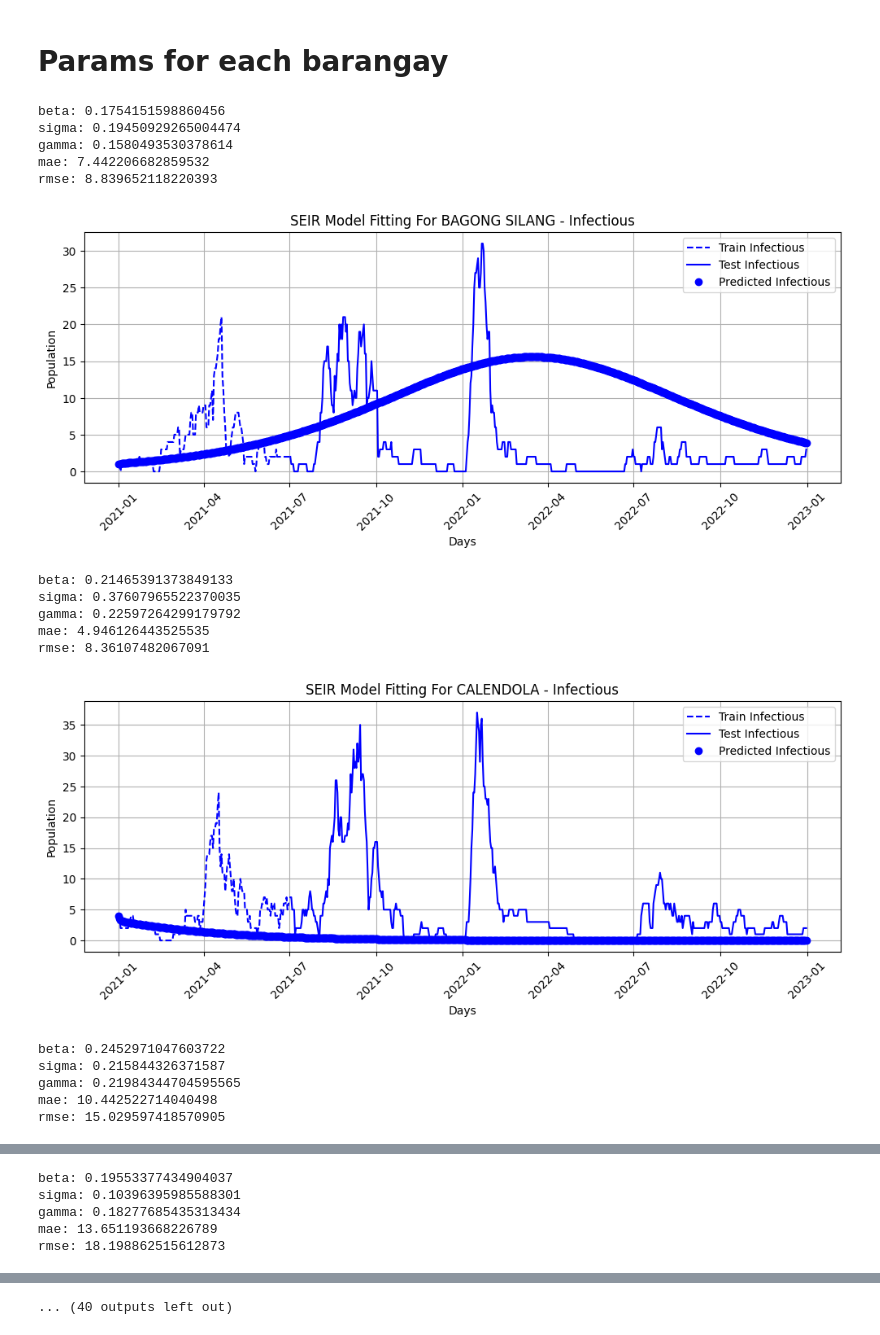
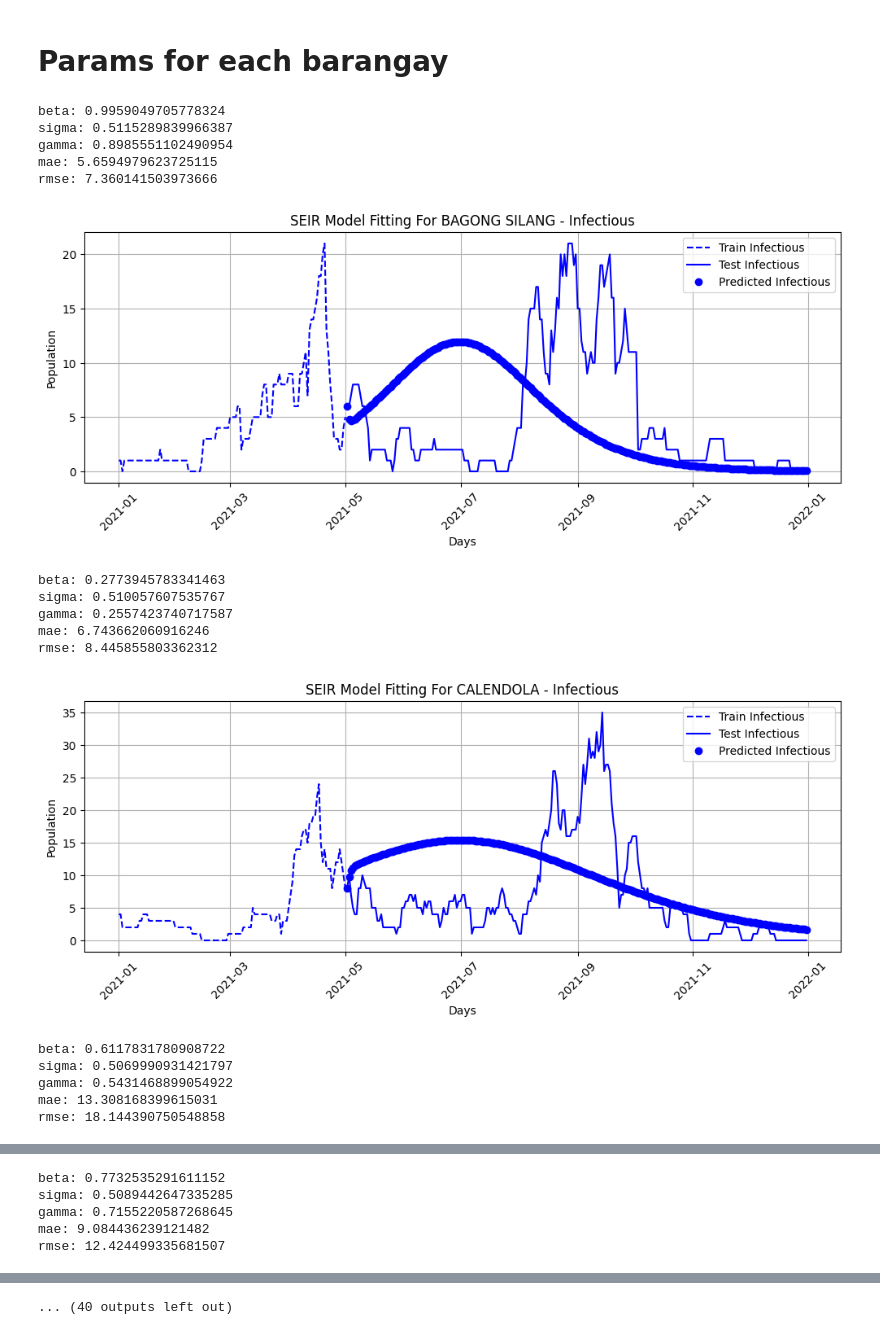
Before and after one commit to j-r-myG/SEIR_Modelling, a Jupyter notebook: sim_anneal_apply.ipynb, the cells around one changed output, grey strips where cells are left out. Saved outputs shown, nothing was run; the diff lists cells and outputs as text; code cells hidden in the pictures.

```diff
--- a/sim_anneal_apply.ipynb
+++ b/sim_anneal_apply.ipynb
@@ -274,7 +303,7 @@ def run_anneal(brgy_pop, observed_data):
 
   # Simulated Annealing parameters
   temp = 1500
-  cooling_rate = 0.95
+  cooling_rate = 0.98
   max_iter = 1500
   time_points = np.arange(observed_data.shape[0]) # odeint expects an array (vector) of integers.
 
@@ -293,8 +322,8 @@ rmse_values = []
 main_df: pd.DataFrame = load_df("CITY_OF_SAN_PEDRO_processed.csv")
 
 # Split data into training and testing
-train_data = main_df[(main_df['date'] >= '01/01/2021') & (main_df['date'] <= '07/01/2021')]
-test_data = main_df[(main_df['date'] >= '07/02/2021') & (main_df['date'] <= '12/31/2022')]
+train_data = main_df[(main_df['date'] >= '01/01/2021') & (main_df['date'] <= '05/01/2021')]
+test_data = main_df[(main_df['date'] >= '05/02/2021') & (main_df['date'] <= '12/31/2021')]
 
 for brgy_name, brgy_pop in barangay_population_dict.items():
   brgy_data = train_data[train_data["barangay_Res"] == brgy_name]
@@ -359,7 +388,7 @@ Average RMSE: 15.111148757612238
 # %% [markdown]
 # Params for each barangay
 # %%
-df_observed_data = main_df[(main_df['date'] >= '01/01/2021') & (main_df['date'] <= '12/31/2022')]
+df_observed_data = main_df[(main_df['date'] >= '01/01/2021') & (main_df['date'] <= '12/31/2021')]
 
 for brgy_name, brgy_pop in barangay_population_dict.items():
     brgy_data = df_observed_data[df_observed_data["barangay_Res"] == brgy_name]
@@ -369,10 +398,11 @@ for brgy_name, brgy_pop in barangay_population_dict.items():
         continue
 
     # only for plotting
-    brgy_train_data = brgy_data[(brgy_data['date'] >= '01/01/2021') & (brgy_data['date'] <= '07/01/2021')]
-    brgy_test_data = brgy_data[(brgy_data['date'] >= '07/02/2021') & (brgy_data['date'] <= '12/31/2022')]
+    brgy_train_data = brgy_data[(brgy_data['date'] >= '01/01/2021') & (brgy_data['date'] <= '05/01/2021')]
+    brgy_test_data = brgy_data[(brgy_data['date'] >= '05/02/2021') & (brgy_data['date'] <= '12/31/2021')]
 
-    brgy_data = brgy_data.sort_values(by="date")
+    #brgy_data = brgy_data.sort_values(by="date")
+    brgy_data = brgy_test_data.sort_values(by="date")
     observed_data = brgy_data[["count_Exposed", "count_Infectious", "count_Recovered"]]
 
     N = brgy_pop
@@ -399,47 +429,47 @@ for brgy_name, brgy_pop in barangay_population_dict.items():
         'date_test': brgy_test_data['date'],
         'train_infectious': brgy_train_data['count_Infectious'],
         'test_infectious': brgy_test_data['count_Infectious'],
     })
 
     plot_prediction = pd.DataFrame({
     'date': brgy_data['date'],
     'S': s,
     'E': e,
     'I': i,
     'R': r
     })
 
     # Infectious
     mae_infectious = mean_absolute_error(brgy_data['count_Infectious'], i)
     rmse_infectious = np.sqrt(mean_squared_error(brgy_data['count_Infectious'], i))
     print(f"beta: {o_beta} \nsigma: {o_sigma} \ngamma: {o_gamma} \nmae: {mae_infectious} \nrmse: {rmse_infectious}")
 
     plt.figure(figsize=(12, 4))
     plt.plot(plot_actual['date_train'], plot_actual['train_infectious'], 'b--', label='Train Infectious')
     plt.plot(plot_actual['date_test'], plot_actual['test_infectious'], 'b-', label='Test Infectious')
     plt.plot(plot_prediction['date'], plot_prediction['I'], 'bo', label='Predicted Infectious')
     plt.xlabel('Days')
     plt.ylabel('Population')
     plt.legend()
     plt.xticks(rotation=45)
     plt.title(f'SEIR Model Fitting For {brgy_name} - Infectious')
     plt.grid(True)
     plt.show()
 # %% [output]
-beta: 0.1754151598860456
-sigma: 0.19450929265004474
-gamma: 0.1580493530378614
-mae: 7.442206682859532
-rmse: 8.839652118220393
+beta: 0.9959049705778324
+sigma: 0.5115289839966387
+gamma: 0.8985551102490954
+mae: 5.6594979623725115
+rmse: 7.360141503973666
-[figure, old version]
+[figure, new version]
-beta: 0.21465391373849133
-sigma: 0.37607965522370035
-gamma: 0.22597264299179792
-mae: 4.946126443525535
-rmse: 8.36107482067091
+beta: 0.2773945783341463
+sigma: 0.510057607535767
+gamma: 0.2557423740717587
+mae: 6.743662060916246
+rmse: 8.445855803362312
-[figure, old version]
+[figure, new version]
-beta: 0.2452971047603722
-sigma: 0.215844326371587
-gamma: 0.21984344704595565
-mae: 10.442522714040498
-rmse: 15.029597418570905
+beta: 0.6117831780908722
+sigma: 0.5069990931421797
+gamma: 0.5431468899054922
+mae: 13.308168399615031
+rmse: 18.144390750548858
@@ -447,5 +477,5 @@ rmse: 15.029597418570905
-beta: 0.19553377434904037
-sigma: 0.10396395985588301
-gamma: 0.18277685435313434
-mae: 13.651193668226789
-rmse: 18.198862515612873
+beta: 0.7732535291611152
+sigma: 0.5089442647335285
+gamma: 0.7155220587268645
+mae: 9.084436239121482
+rmse: 12.424499335681507
```
Also changed, not shown: parts of 3 cells of this notebook, 1 other file.
